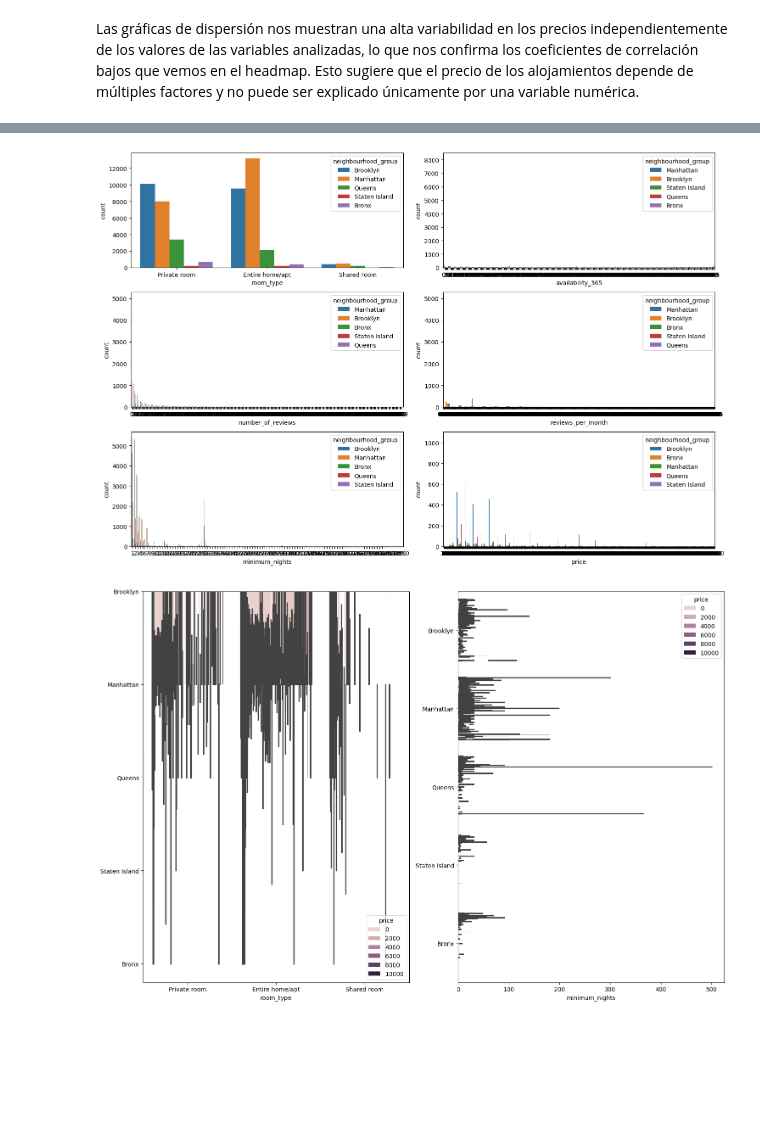
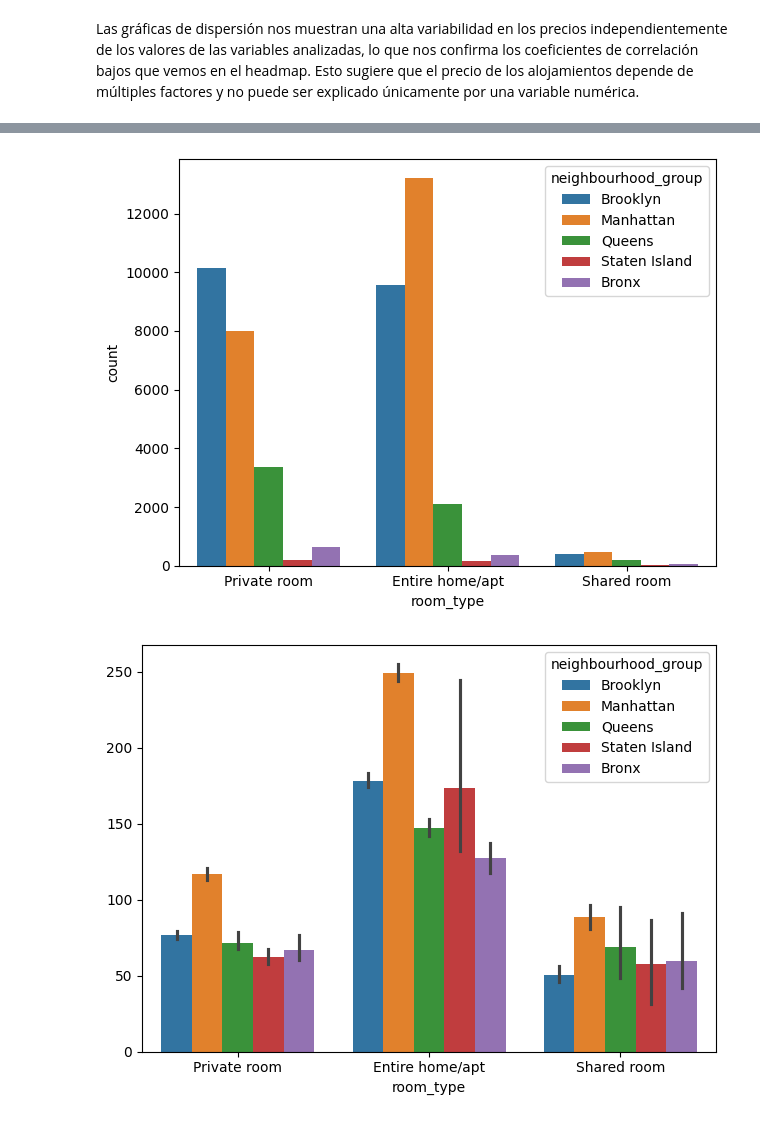
Before and after one commit to natbp/natbp_intro_ML, a Jupyter notebook: src/00-eda-airbnb-ny.ipynb, the cells around one changed output, grey strips where cells are left out. Saved outputs shown, nothing was run; the diff lists cells and outputs as text; code cells hidden in the pictures; blank space fills up the shorter version.

```diff
--- a/src/00-eda-airbnb-ny.ipynb
+++ b/src/00-eda-airbnb-ny.ipynb
@@ -482,25 +503,17 @@ Esto sugiere que el precio de los alojamientos depende de múltiples factores y
 # %%
 import matplotlib.pyplot as plt
 import seaborn as sns
 
-fig, axis = plt.subplots(3, 2, figsize=(15, 10))
-sns.countplot(ax=axis[0,0],x="room_type", hue="neighbourhood_group", data=data)
-sns.countplot(ax=axis[0,1],x="availability_365", hue="neighbourhood_group", data=data)
-sns.countplot(ax=axis[1,0],x="number_of_reviews", hue="neighbourhood_group", data=data)
-sns.countplot(ax=axis[1,1],x="reviews_per_month", hue="neighbourhood_group", data=data)
-sns.countplot(ax=axis[2,0],x="minimum_nights", hue="neighbourhood_group", data=data)
-sns.countplot(ax=axis[2,1],x="price", hue="neighbourhood_group", data=data)
+sns.countplot(x="room_type", hue="neighbourhood_group", data=data)
 
 plt.tight_layout()
 plt.show()
 # %% [output]
-[figure, old version]
+[figure, new version]
 # %%
-fig, axis = plt.subplots(ncols=2, figsize=(15, 10))
-sns.barplot(ax=axis[0],data=total_data, x= "room_type", y="neighbourhood_group",hue="price").set(ylabel=None)
-sns.barplot(ax=axis[1],data=total_data, x= "minimum_nights", y="neighbourhood_group",hue="price").set(ylabel=None)
+sns.barplot(data=total_data, x= "room_type", y="price",hue="neighbourhood_group").set(ylabel=None)
 
 plt.tight_layout()
 plt.show()
 # %% [output]
-[figure, old version]
+[figure, new version]
```
Also changed, not shown: parts of 9 cells of this notebook.
